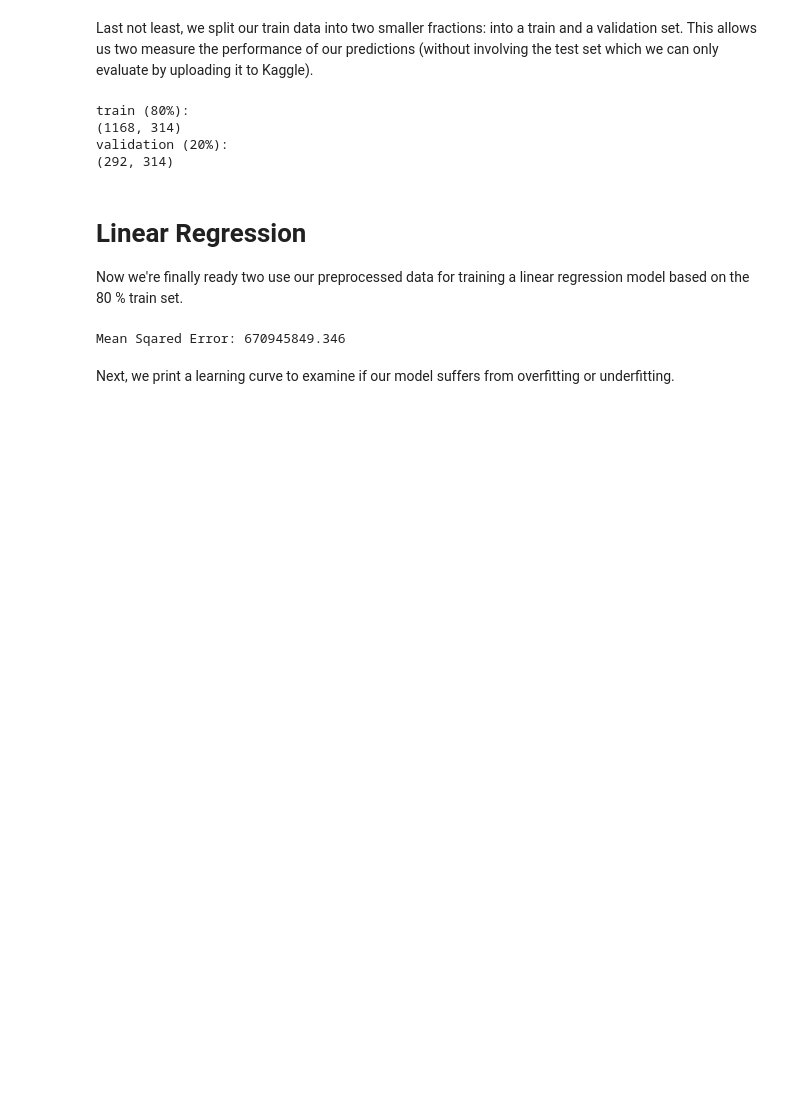
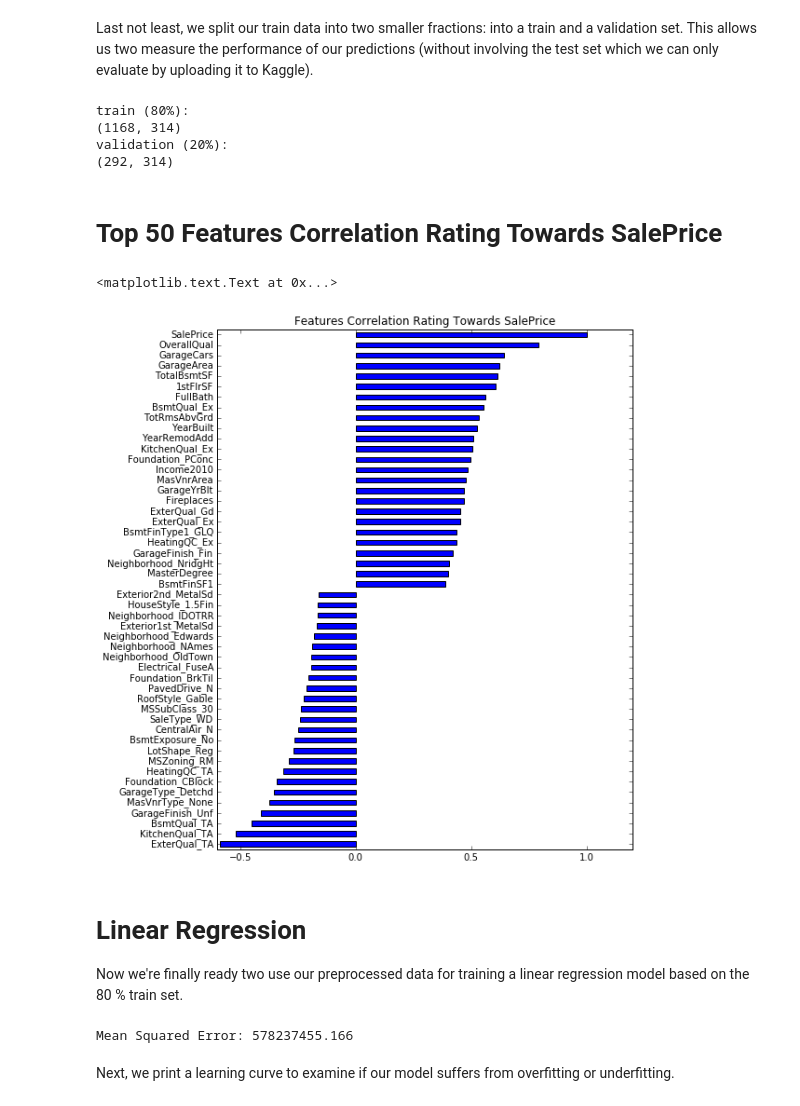
Before and after one commit to nicolasschabram/VSE, a Jupyter notebook: playground/Pauline/Nicolas - updated graphs.ipynb, the cells around one changed output. Drawn from its saved outputs; the diff is of its cells as text; code cells hidden in the pictures; blank space fills up the shorter version.

Commit message:
Added bar chart on correlation

```diff
--- a/playground/Pauline/Nicolas - updated graphs.ipynb
+++ b/playground/Pauline/Nicolas - updated graphs.ipynb
@@ -224,6 +225,23 @@ train (80%):
 (1168, 314)
 validation (20%):
 (292, 314)
+# %% [markdown]
+# Top 50 Features Correlation Rating Towards SalePrice
+# %%
+import matplotlib
+import matplotlib.pyplot as plt
+
+correlation = train.corr()["SalePrice"]
+#print correlation
+imp_coef = pd.concat([correlation.sort_values().head(25),
+                     correlation.sort_values().tail(25)])
+
+matplotlib.rcParams['figure.figsize'] = (8.0, 10.0)
+imp_coef.plot(kind = "barh")
+plt.title("Features Correlation Rating Towards SalePrice")
+# %% [output]
+<matplotlib.text.Text at 0x...>
+[figure, added]
 # %% [markdown]
 # Linear Regression
 Now we're finally ready two use our preprocessed data for training a linear regression model based on the 80 % train set.
@@ -238,7 +256,7 @@ linear_regression_model.fit(train_frac[features], train_frac[TARGET_VAR[0]])
 predictions = linear_regression_model.predict(validation[features])
 
 # Compute error between our validation predictions and the actual values.
-print 'Mean Sqared Error:', mean_squared_error(predictions,
+print 'Mean Squared Error:', mean_squared_error(predictions,
                                                validation[TARGET_VAR[0]])
 # %% [output]
-Mean Sqared Error: 670945849.346
+Mean Squared Error: 578237455.166
```
Also changed, not shown: parts of 11 cells of this notebook, 8 other files.
